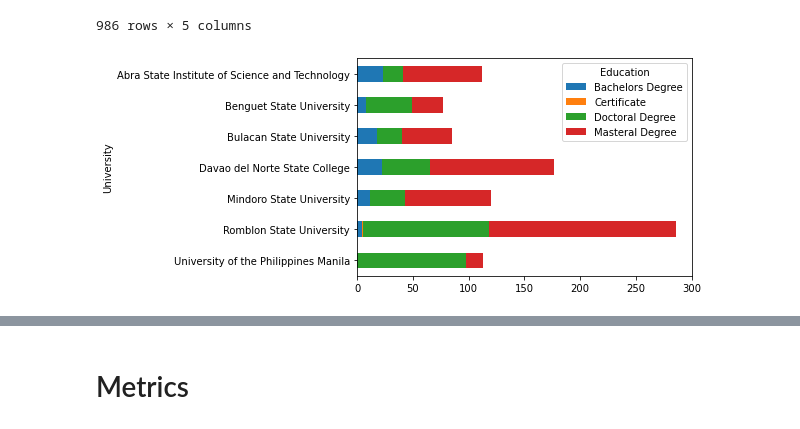
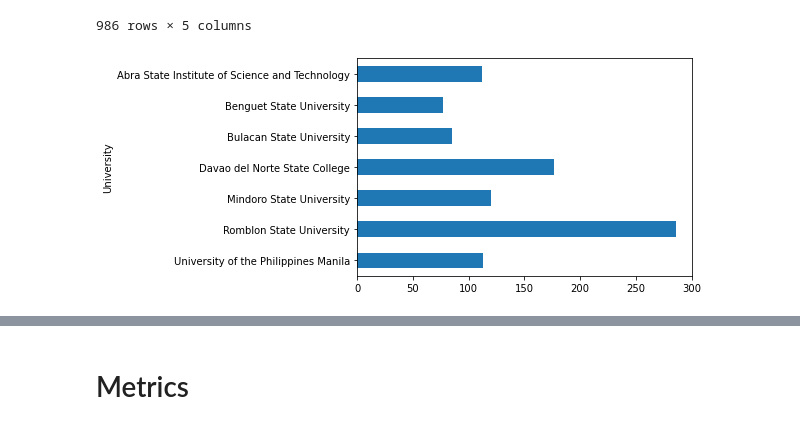
Before and after one commit to pgplarosa/herd-backend, a Jupyter notebook: notebooks/descriptive_analytics.ipynb, the cells around one changed output, grey strips where cells are left out. Cells and saved outputs as stored; diff of their text form; code cells hidden in the pictures.

```diff
--- a/notebooks/descriptive_analytics.ipynb
+++ b/notebooks/descriptive_analytics.ipynb
@@ -451,32 +510,34 @@ def get_faculty_educ_attain(db_path='../data/db.sqlite3',
                         path of sqlite database
     plot         :      bool
                         display plot if set to true
 
     Returns
     ===========
     get_faculty_profile_table    :   str
                                      json string
     """
     engine = create_engine('sqlite:///' + db_path)
     query = """
     SELECT sc.school_name as University,
            fa.highest_educ_attain as Education
     FROM faculty fa
     LEFT OUTER JOIN school sc
     on fa.school_id = sc.school_id
     """
 
     with engine.connect() as conn:
         df = pd.read_sql(query, conn)
 
     df = pd.crosstab(df.University,
                      df.Education).sort_index(ascending=False)
+
+    df = df.sum(axis=1)
     if plot:
-        df.plot.barh(stacked=True)
+        df.plot.barh()
         plt.show()
 
     return df.to_json(orient='columns')
 
 educ_attain = get_faculty_educ_attain(plot=True)
 # %% [output]
-[figure, old version]
+[figure, new version]
```
Also changed, not shown: parts of 7 cells of this notebook, 7 other files.
